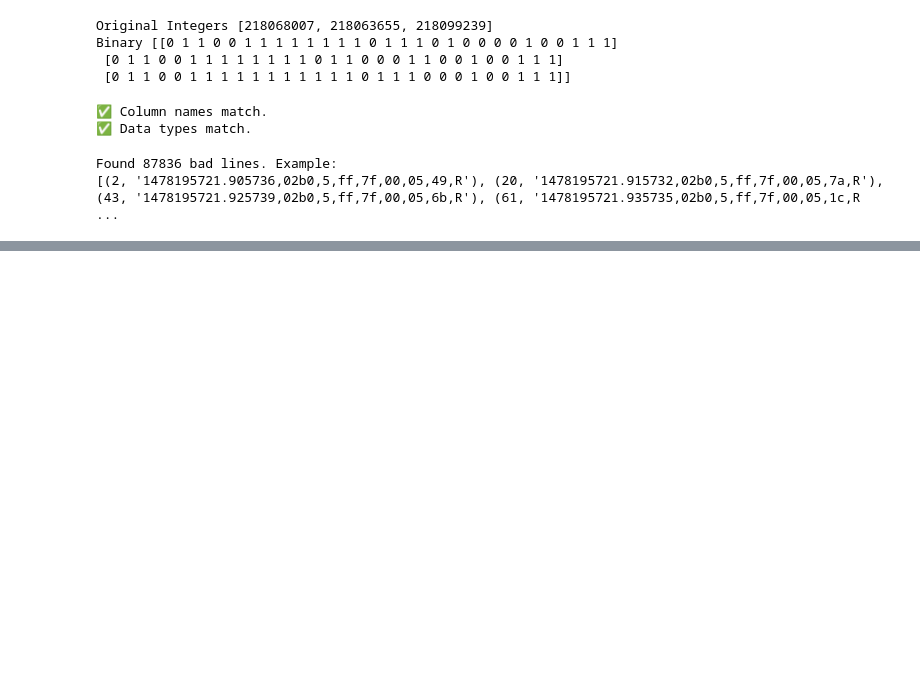
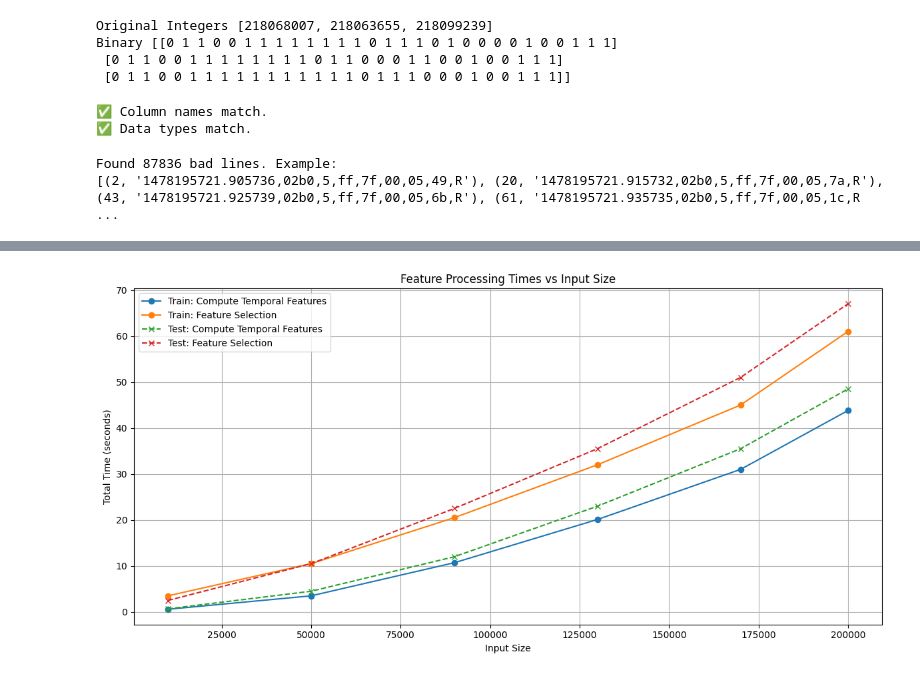
Before and after one commit to Samin765/Edge-Deployable-Unsupervised-IDS-for-CAN, a Jupyter notebook: analyze_data.ipynb, the cells around one changed output, grey strips where cells are left out. Cells and saved outputs as stored; diff of their text form; code cells hidden in the pictures; blank space fills up the shorter version.

```diff
--- a/analyze_data.ipynb
+++ b/analyze_data.ipynb
@@ -478,0 +1475,88 @@ Found 87836 bad lines. Example:
+# %%
+import matplotlib.pyplot as plt
+
+# Input sizes
+input_sizes = [10_000, 50_000, 90_000, 130_000, 170_000, 200_000]
+
+# Train times (in seconds)
+train_compute_temporal = [0.56, 4.94, 13.84, 27.01,43.41 , 64.10]
+train_feature_selection = [3.36, 13.00, 27.29, 45.45, 66.58, 91.93]
+
+# Test times (in seconds)
+test_compute_temporal = [0.66, 5.83, 15.68, 31.00, 49.53, 73.19]  # None for missing data
+test_feature_selection = [2.13, 13.01, 29.12, 50.21, 73.68, 101.79]  # None for missing data
+
+# ID calculations
+train_id = [0.000014, 0.000048  , 0.000076  , 0.000115  ,  0.000151  ,0.000193    ]
+test_id = [0.000017 ,  0.000052 , 0.000092  , 0.000127  , 0.000162   ,  0.000214  ]
+
+# ID calculations
+train_pay_avg = [0.000006, 0.000015  ,  0.000027 ,  0.000047 ,   0.000055  , 0.000074  ]
+test_pay_avg = [0.000007 ,  0.000019 ,  0.000028 ,  0.000052 ,  0.000065  , 0.000085   ]
+
+# ID calculations
+train_pay_change = [0.000022 , 0.000026  ,  0.000028 , 0.000027  ,   0.000030 , 0.000033   ]
+test_pay_change = [0.000020 , 0.000022  ,  0.000027 ,  0.000027 ,  0.000029  , 0.000029  ]
+
+# ID calculations
+train_entropy = [0.000016 , 0.000015  , 0.000031  ,  0.000031 , 0.000035   , 0.000041   ]
+test_entropy = [0.000019 , 0.000024  ,  0.000027 ,  0.000034 ,  0.000036  , 0.000040   ]
+
+# Train times (in seconds)
+train_compute_temporal = [0.58, 3.50, 10.70, 20.10, 31.00, 43.80]
+train_feature_selection = [3.50, 10.50, 20.50, 32.00, 45.00, 61.00]
+
+# Test times (in seconds)
+test_compute_temporal = [0.68, 4.50, 12.00, 23.00, 35.50, 48.50]
+test_feature_selection = [2.50, 10.50, 22.50, 35.50, 51.00, 67.00]
+
+# ID calculations
+train_id = [0.000015, 0.000050, 0.000078, 0.000110, 0.000145, 0.000190]
+test_id = [0.000018, 0.000055, 0.000090, 0.000125, 0.000160, 0.000210]
+
+# ID calculations
+train_pay_avg = [0.000007, 0.000015, 0.000026, 0.000045, 0.000054, 0.000070]
+test_pay_avg = [0.000008, 0.000018, 0.000027, 0.000050, 0.000062, 0.000080]
+
+# ID calculations
+train_pay_change = [0.000023, 0.000025, 0.000028, 0.000026, 0.000030, 0.000032]
+test_pay_change = [0.000021, 0.000022, 0.000027, 0.000026, 0.000029, 0.000028]
+
+# ID calculations
+train_entropy = [0.000017, 0.000015, 0.000030, 0.000032, 0.000035, 0.000040]
+test_entropy = [0.000020, 0.000023, 0.000027, 0.000033, 0.000036, 0.000040]
+
+
+# Plot 1: Feature computation times
+plt.figure(figsize=(12, 6))
+plt.plot(input_sizes, train_compute_temporal, marker='o', label='Train: Compute Temporal Features')
+plt.plot(input_sizes, train_feature_selection, marker='o', label='Train: Feature Selection')
+plt.plot(input_sizes, test_compute_temporal, marker='x', linestyle='--', label='Test: Compute Temporal Features')
+plt.plot(input_sizes, test_feature_selection, marker='x', linestyle='--', label='Test: Feature Selection')
+plt.title("Feature Processing Times vs Input Size")
+plt.xlabel("Input Size")
+plt.ylabel("Total Time (seconds)")
+plt.legend()
+plt.grid(True)
+plt.tight_layout()
+plt.show()
+
+# Plot 2: Microtime feature calculation times
+plt.figure(figsize=(12, 6))
+plt.plot(input_sizes, train_id, marker='o', label='Train: ID Calc')
+plt.plot(input_sizes, test_id, marker='x', linestyle='--', label='Test: ID Calc')
+plt.plot(input_sizes, train_pay_avg, marker='o', label='Train: Payload AVG')
+plt.plot(input_sizes, test_pay_avg, marker='x', linestyle='--', label='Test: Payload AVG')
+plt.plot(input_sizes, train_pay_change, marker='o', label='Train: Payload CHANGE')
+plt.plot(input_sizes, test_pay_change, marker='x', linestyle='--', label='Test: Payload CHANGE')
+plt.plot(input_sizes, train_entropy, marker='o', label='Train: Entropy per ID')
+plt.plot(input_sizes, test_entropy, marker='x', linestyle='--', label='Test: Entropy per ID')
+plt.title("Microtime Feature Calculation Times vs Input Size")
+plt.xlabel("Input Size")
+plt.ylabel("Time per sample (seconds)")
+plt.legend()
+plt.grid(True)
+plt.tight_layout()
+plt.show()
+# %% [output]
+[figure, added]
```
Also changed, not shown: parts of 9 cells of this notebook, 4 other files.
